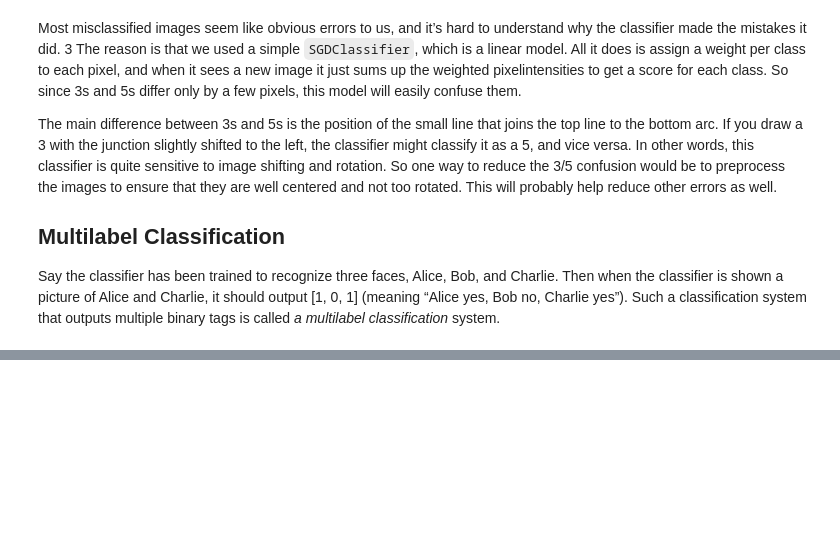
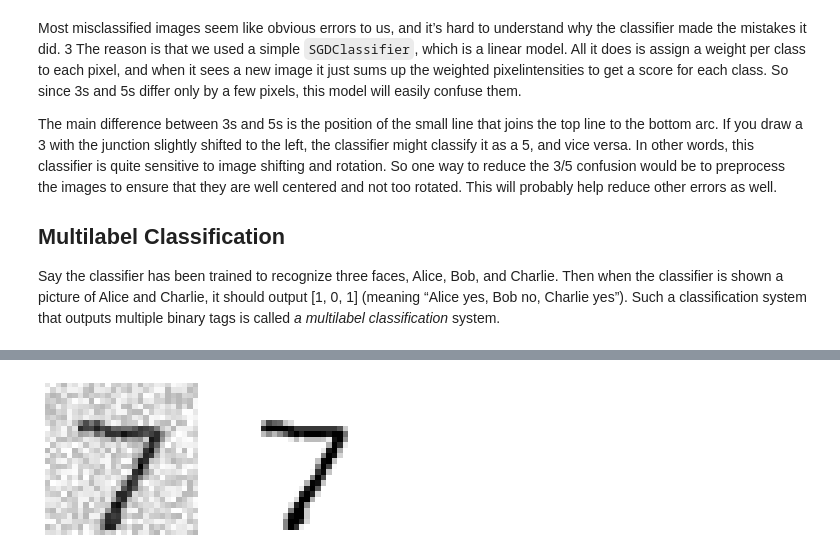
Before and after one commit to bexxmodd/Hands-On-ML, a Jupyter notebook: Ch3_classification.ipynb, the cells around one changed output, grey strips where cells are left out. Cells and saved outputs as stored; diff of their text form; code cells hidden in the pictures; blank space fills up the shorter version.

```diff
--- a/Ch3_classification.ipynb
+++ b/Ch3_classification.ipynb
@@ -455,0 +489,21 @@ from sklearn.neighbors import KNeighborsClassifier
+# %%
+noise = np.random.randint(0, 100, (len(X_train), 784))
+X_train_mod = X_train + noise
+noise = np.random.randint(0, 100, (len(X_test), 784))
+X_test_mod = X_test + noise
+y_train_mod = X_train
+y_test_mod = X_test
+# %%
+def plot_digit(data):
+    image = data.reshape(28, 28)
+    plt.imshow(image, cmap = mpl.cm.binary,
+               interpolation="nearest")
+    plt.axis("off")
+
+# Let's take a look at the example
+some_index = 0
+plt.subplot(121); plot_digit(X_test_mod.iloc[some_index].values)
+plt.subplot(122); plot_digit(y_test_mod.iloc[some_index].values)
+plt.show()
+# %% [output]
+[figure, added]
```
Also changed, not shown: parts of 9 cells of this notebook.
